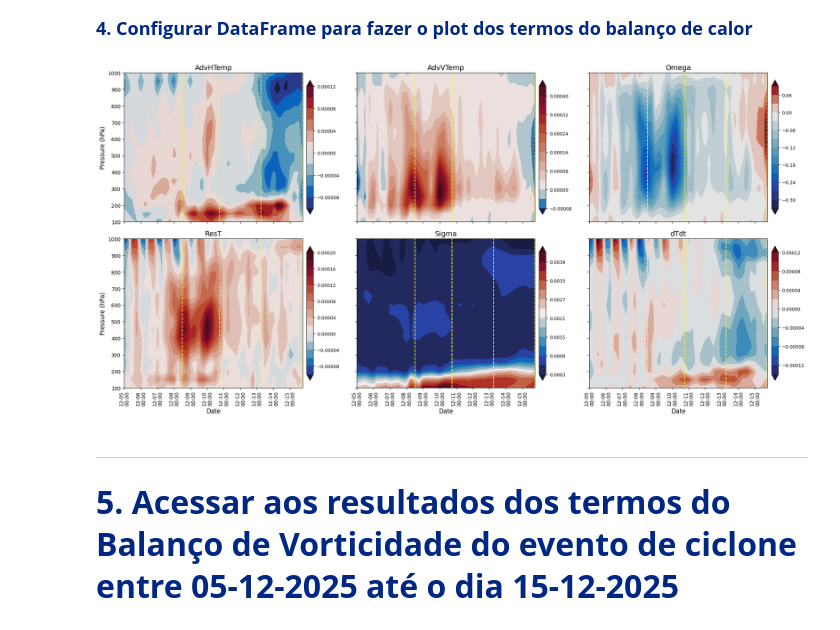
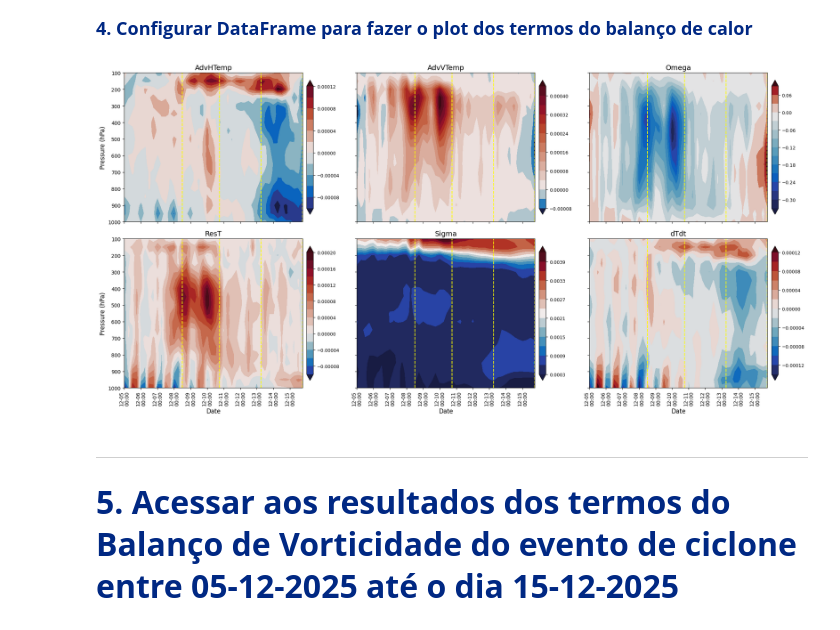
Before and after one commit to RonaldRN/Monitorias_IAG-USP, a Jupyter notebook: Meteorologia-Sinotica-III/2026/Aula-2_Hovmoller_Perfis-verticais/Hovmoller_ciclones.ipynb, the cells around one changed output. Drawn from its saved outputs; the diff is of its cells as text; code cells hidden in the pictures.

```diff
--- a/Meteorologia-Sinotica-III/2026/Aula-2_Hovmoller_Perfis-verticais/Hovmoller_ciclones.ipynb
+++ b/Meteorologia-Sinotica-III/2026/Aula-2_Hovmoller_Perfis-verticais/Hovmoller_ciclones.ipynb
@@ -136,7 +136,8 @@ for ax, variable in zip(axes, variables):
     )
 
     # Inverter eixo y
-    ax.invert_yaxis()
+    ax.set_ylim(df.index.max(), df.index.min())
+    #ax.invert_yaxis()
 
     # Título
     ax.set_title(variable, fontsize=14)
@@ -151,34 +152,34 @@ for ax, variable in zip(axes, variables):
     cbar.ax.tick_params(labelsize=9)
 
 # ==========================================================
 # Formatação dos eixos
 # ==========================================================
 for ax in axes:
     ax.xaxis.set_major_locator(mdates.AutoDateLocator())
     ax.xaxis.set_major_formatter(DateFormatter('%m-%d\n%H:%M'))
     ax.tick_params(axis='x', labelrotation=90)
     ax.tick_params(axis='both', labelsize=10)
 
 # Labels apenas na borda externa
 for ax in axes[3:]:
     ax.set_xlabel('Date', fontsize=12)
 
 for ax in [axes[0], axes[3]]:
     ax.set_ylabel('Pressure (hPa)', fontsize=12)
 
 # ==========================================================
 # Ajuste final
 # ==========================================================
 plt.tight_layout()
 
 path_out = path_drive + '/ciclone_dec_2025_track'
 out_dir = os.path.join(path_out, 'Figuras_Hovmoller_Balance')
 os.makedirs(out_dir, exist_ok=True)
 
 plt.savefig(out_dir + f'/hovmoller_6terms_{budget}.png', dpi=300, bbox_inches='tight')
 plt.show()
 # %% [output]
-[figure, old version]
+[figure, new version]
 # %% [markdown]
 <hr size=5 color='#002883'>
 
```
Also changed, not shown: parts of 2 cells of this notebook, 1 other file.
